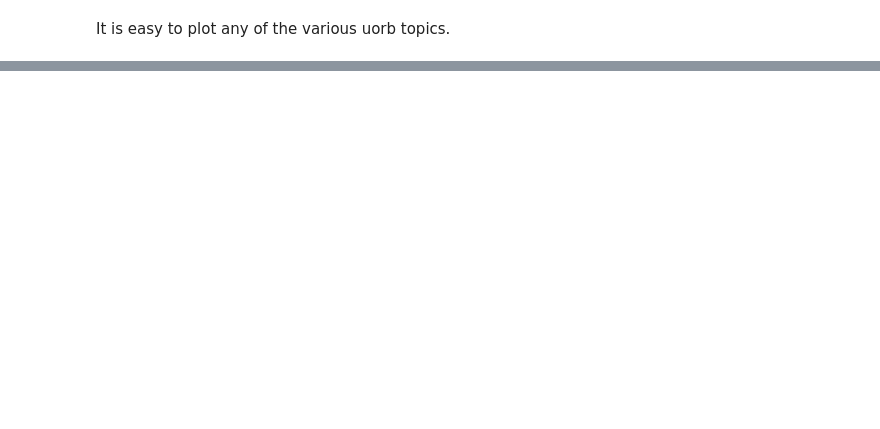
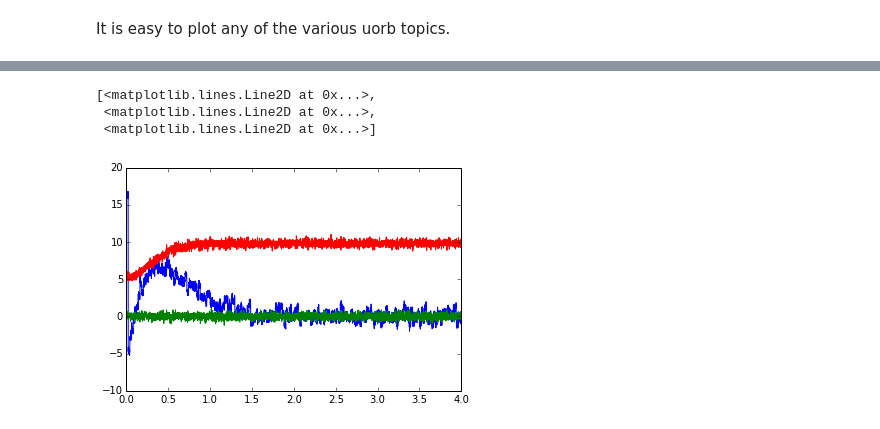
Before and after one commit to jgoppert/PX4-SIL, a Jupyter notebook: PeriodicSim.ipynb, the cells around one changed output, grey strips where cells are left out. Drawn from its saved outputs; the diff is of its cells as text; code cells hidden in the pictures; blank space fills up the shorter version.

```diff
--- a/PeriodicSim.ipynb
+++ b/PeriodicSim.ipynb
@@ -336,0 +351,7 @@ plt.plot(log.log.t, log.sensor_combined.gyro_rad_s)
+# %%
+plt.plot(log.log.t, log.sensor_combined.accelerometer_m_s2)
+# %% [output]
+[<matplotlib.lines.Line2D at 0x...>,
+ <matplotlib.lines.Line2D at 0x...>,
+ <matplotlib.lines.Line2D at 0x...>]
+[figure, added]
```
Also changed, not shown: parts of 8 cells of this notebook.
